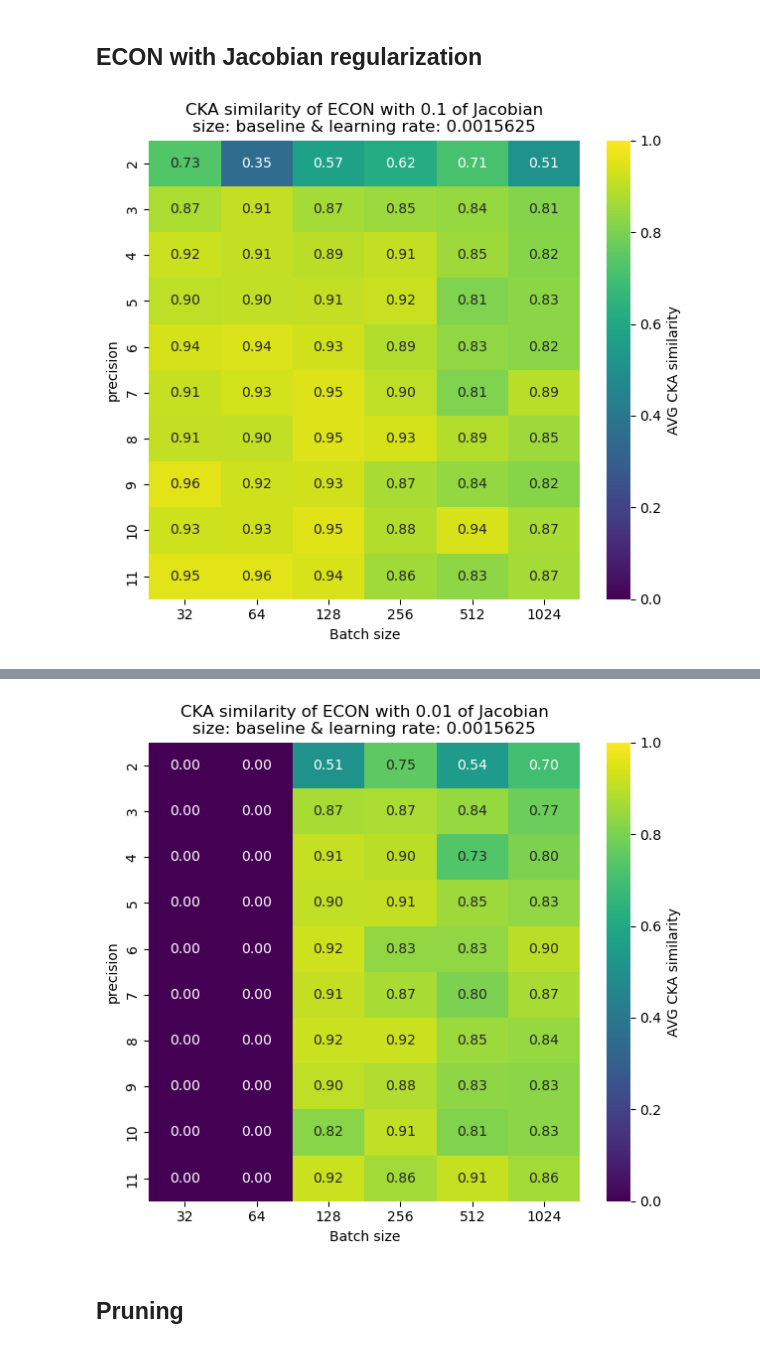
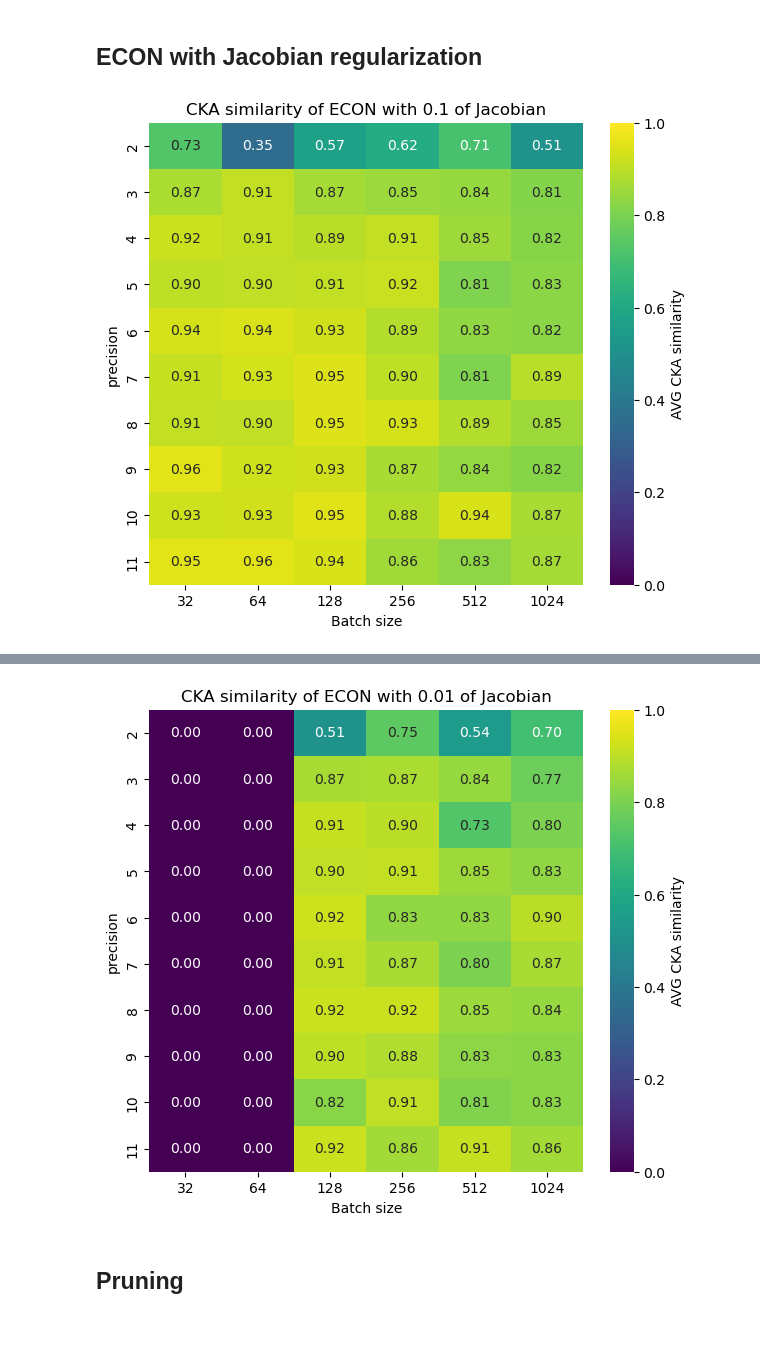
Before and after one commit to Vis4SciML/loss_landscape_taxonomy, a Jupyter notebook: workspace/notebooks/CKA_analysis.ipynb, the cells around one changed output, grey strips where cells are left out. Drawn from its saved outputs; the diff is of its cells as text; code cells hidden in the pictures.

```diff
--- a/workspace/notebooks/CKA_analysis.ipynb
+++ b/workspace/notebooks/CKA_analysis.ipynb
@@ -198,7 +198,7 @@ for lr in learning_rates:
                               index=precisions,
                               columns=batch_sizes)
     plot_2d_heatmap(CKA_matrix,
-                    f'CKA similarity of ECON\nsize: {size} & learning rate: {lr}',
+                    f'CKA similarity of ECON, learning rate: {lr}',
                     (0, 1),
                     'Batch size',
                     'precision',
@@ -290,7 +290,7 @@ for aug_percentage in aug_percentages:
                                 index=precisions,
                                 columns=batch_sizes)
         plot_2d_heatmap(CKA_matrix,
-                        f'CKA similarity of ECON with {aug_percentage} of Noise injection\nsize: {size} & learning rate: {lr}',
+                        f'CKA similarity of ECON with {aug_percentage} of Noise injection',
                         (0, 1),
                         'Batch size',
                         'precision',
@@ -317,33 +317,33 @@ jreg_percentages = [0.1, 0.01]
 # %%
 for jreg_percentage in jreg_percentages:
     for lr in learning_rates:
         CKA_matrix = np.zeros((len(precisions), len(batch_sizes)))
         # noise_matrix = np.zeros((len(precisions), len(batch_sizes)))
         for y, bs in enumerate(batch_sizes):
             for x, p in enumerate(precisions):
                 path = os.path.join(DATA_PATH, f'bs{bs}_lr{lr}/ECON_JREG_{p}b/{size}/')
                 avg_cka = 0
                 try:
                     result = read_file(path, j_reg=jreg_percentage)
                     avg_cka = result['CKA_similarity']
                 except:
                     pass
 
                 # build the heatmap
                 CKA_matrix[x, y] = avg_cka
 
         CKA_matrix = pd.DataFrame(CKA_matrix,
                                 index=precisions,
                                 columns=batch_sizes)
         plot_2d_heatmap(CKA_matrix,
-                        f'CKA similarity of ECON with {jreg_percentage} of Jacobian\nsize: {size} & learning rate: {lr}',
+                        f'CKA similarity of ECON with {jreg_percentage} of Jacobian',
                         (0, 1),
                         'Batch size',
                         'precision',
                         'AVG CKA similarity',
                         cmap='viridis')
 # %% [output]
-[figure, old version]
+[figure, new version]
 File not found. (/data/tbaldi/work/checkpoint/bs32_lr0.0015625/ECON_JREG_2b/baseline/CKA_similarity_jreg_0.01.pkl)
 File not found. (/data/tbaldi/work/checkpoint/bs32_lr0.0015625/ECON_JREG_3b/baseline/CKA_similarity_jreg_0.01.pkl)
 File not found. (/data/tbaldi/work/checkpoint/bs32_lr0.0015625/ECON_JREG_4b/baseline/CKA_similarity_jreg_0.01.pkl)
@@ -364,7 +364,7 @@ File not found. (/data/tbaldi/work/checkpoint/bs64_lr0.0015625/ECON_JREG_8b/base
 File not found. (/data/tbaldi/work/checkpoint/bs64_lr0.0015625/ECON_JREG_9b/baseline/CKA_similarity_jreg_0.01.pkl)
 File not found. (/data/tbaldi/work/checkpoint/bs64_lr0.0015625/ECON_JREG_10b/baseline/CKA_similarity_jreg_0.01.pkl)
 File not found. (/data/tbaldi/work/checkpoint/bs64_lr0.0015625/ECON_JREG_11b/baseline/CKA_similarity_jreg_0.01.pkl)
-[figure, old version]
+[figure, new version]
 # %% [markdown]
 ## Pruning
 # %%
```
Also changed, not shown: parts of 2 cells of this notebook, 2 other files.
